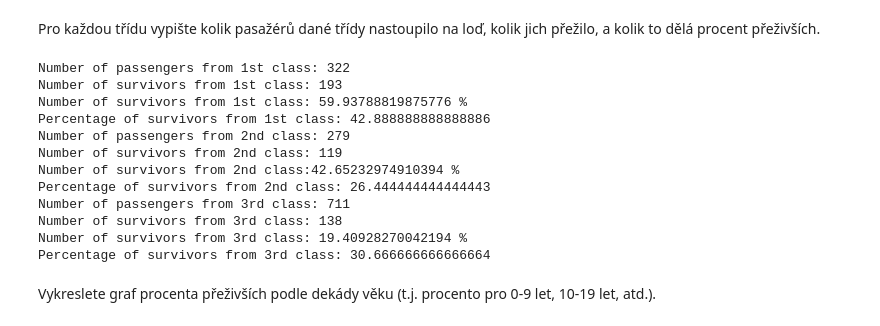
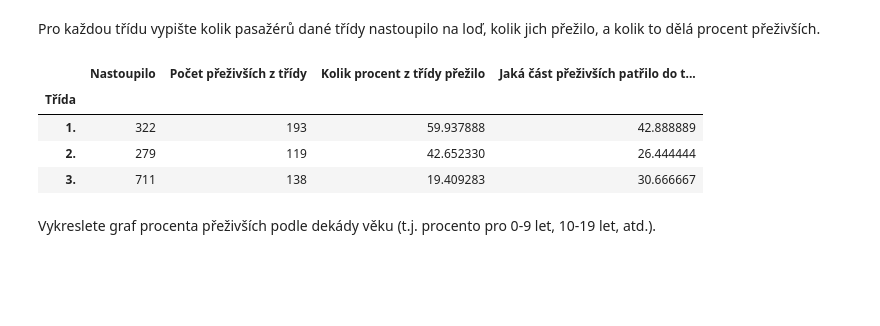
Before and after one commit to pklejch/titanic, a Jupyter notebook: titanic_nb.ipynb, the cells around one changed output. Saved outputs shown, nothing was run; the diff lists cells and outputs as text; code cells hidden in the pictures; blank space fills up the shorter version.

```diff
--- a/titanic_nb.ipynb
+++ b/titanic_nb.ipynb
@@ -83,39 +73,25 @@ Pro každou třídu vypište kolik pasažérů dané třídy nastoupilo na loď,
 # %%
 class1 = passengers.loc[passengers['PClass'] == "1st"]
 class2 = passengers.loc[passengers['PClass'] == "2nd"]
 class3 = passengers.loc[passengers['PClass'] == "3rd"]
 
 class1Surv = class1.loc[class1['Survived'] == 1]
 class2Surv = class2.loc[class2['Survived'] == 1]
 class3Surv = class3.loc[class3['Survived'] == 1]
 
-print("Number of passengers from 1st class: " + str(len(class1)))
-print("Number of survivors from 1st class: " + str(len(class1Surv)))
-print("Number of survivors from 1st class: " + str(len(class1Surv)/len(class1)*100) + " %")
-print("Percentage of survivors from 1st class: " + str(len(class1Surv)/survivorsCount*100))
-
-print("Number of passengers from 2nd class: " + str(len(class2)))
-print("Number of survivors from 2nd class: " + str(len(class2Surv)))
-print("Number of survivors from 2nd class:" + str(len(class2Surv)/len(class2)*100) + " %")
-print("Percentage of survivors from 2nd class: " + str(len(class2Surv)/survivorsCount*100))
-
-print("Number of passengers from 3rd class: " + str(len(class3)))
-print("Number of survivors from 3rd class: " + str(len(class3Surv)))
-print("Number of survivors from 3rd class: " + str(len(class3Surv)/len(class3)*100) + " %")
-print("Percentage of survivors from 3rd class: " + str(len(class3Surv)/survivorsCount*100))
+info = pandas.DataFrame([
+        ["1.",len(class1),len(class1Surv),len(class1Surv)/len(class1)*100,len(class1Surv)/survivorsCount*100],
+        ["2.",len(class2),len(class2Surv),len(class2Surv)/len(class2)*100,len(class2Surv)/survivorsCount*100],
+        ["3.",len(class3),len(class3Surv),len(class3Surv)/len(class3)*100,len(class3Surv)/survivorsCount*100]
+    ])
+info=info.rename(columns={0:"Třída",1:"Nastoupilo",2:"Počet přeživších z třídy",3:"Kolik procent z třídy přežilo",4:"Jaká část přeživších patřilo do této třídy"}).set_index(["Třída"])
+info
 # %% [output]
-Number of passengers from 1st class: 322
-Number of survivors from 1st class: 193
-Number of survivors from 1st class: 59.93788819875776 %
-Percentage of survivors from 1st class: 42.888888888888886
-Number of passengers from 2nd class: 279
-Number of survivors from 2nd class: 119
-Number of survivors from 2nd class:42.65232974910394 %
-Percentage of survivors from 2nd class: 26.444444444444443
-Number of passengers from 3rd class: 711
-Number of survivors from 3rd class: 138
-Number of survivors from 3rd class: 19.40928270042194 %
-Percentage of survivors from 3rd class: 30.666666666666664
+|  | Nastoupilo | Počet přeživších z třídy | Kolik procent z třídy přežilo | Jaká část přeživších patřilo do t... |
+| Třída |  |  |  |  |
+| 1. | 322 | 193 | 59.937888 | 42.888889 |
+| 2. | 279 | 119 | 42.652330 | 26.444444 |
+| 3. | 711 | 138 | 19.409283 | 30.666667 |
 # %% [markdown]
 Vykreslete graf procenta přeživších podle dekády věku (t.j. procento pro 0-9 let, 10-19 let, atd.).
 # %%
```
Also changed, not shown: parts of 5 cells of this notebook.
